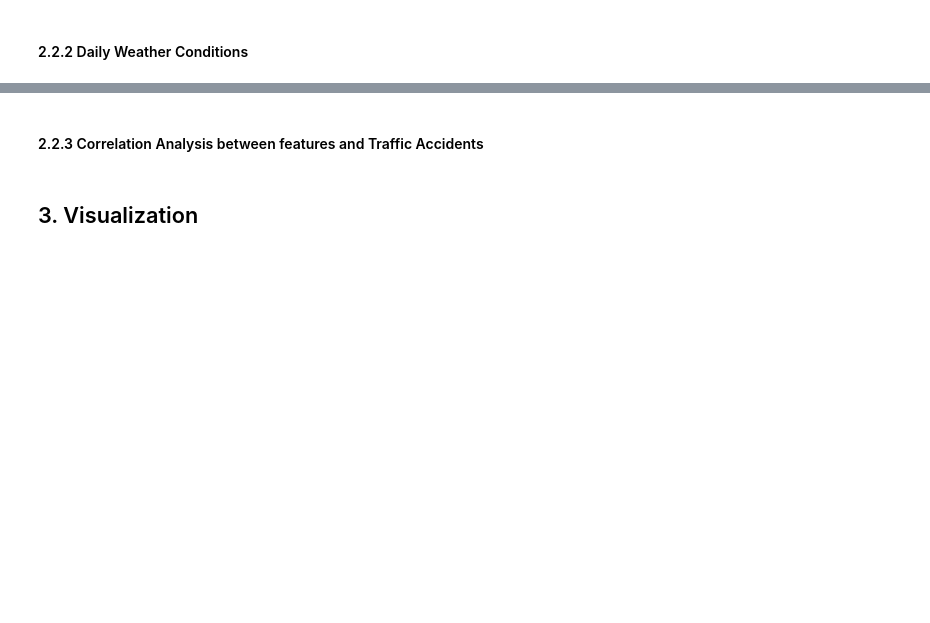
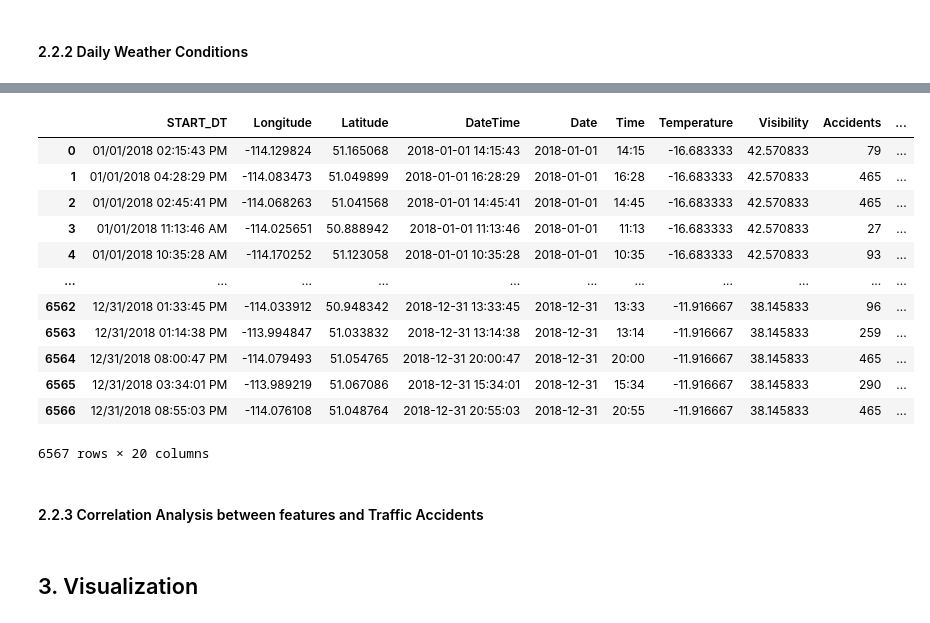
Before and after one commit to ENSF592-Course-Project/Project_phase_II, a Jupyter notebook: Project_phase_II.ipynb, the cells around one changed output, grey strips where cells are left out. Drawn from its saved outputs; the diff is of its cells as text; code cells hidden in the pictures; blank space fills up the shorter version.

```diff
--- a/Project_phase_II.ipynb
+++ b/Project_phase_II.ipynb
@@ -211,7 +211,7 @@ for polygon in grid_df['geometry']:
         weighted_total_volume+=volume*intersection.length
         total_length+=intersection.length
         j+=1
-    grid_df.at[i, 'Traffic_Volume'] = (weighted_total_speed/total_length)
+    grid_df.at[i, 'Traffic_Volume'] = (weighted_total_volume/total_length)
     i+=1
 # %% [markdown]
 #### 2.1.3 Total (not average) Number of Traffic Cameras
@@ -294,6 +295,3 @@ for polygon in grid_df['geometry']:
-# %%
-pd.set_option('display.max_rows', 200)
-grid_df.to_csv('Grid_DF.csv')
 # %% [markdown]
 #### 2.2.2 Daily Weather Conditions
 # %%
@@ -349,10 +327,9 @@ daily_weather_df
 # Add weather conditions(daily average temperature and visibility) to incident_df
 incident_df=incident_df.assign(Temperature=np.nan)
 incident_df=incident_df.assign(Visibility=np.nan)
+row=0
 for date in daily_weather_df['Date']:
     index=incident_df[incident_df['Date']==date].index
     incident_df.loc[index, ['Temperature']]=daily_weather_df.iloc[row, 6]
     incident_df.loc[index, ['Visibility']]=daily_weather_df.iloc[row, -9]
     row+=1
-pd.set_option('display.max_rows', 7000)
-incident_df
@@ -377,3 +336,35 @@ incident_df
+# %%
+# match each accident to grid, and add grid name and grid polygon
+temp_df=pd.DataFrame()
+for long, lat in zip(incident_df['Longitude'], incident_df['Latitude']):
+    point = Point(long, lat)
+    # check which Polygon this Points is located in
+    idx_grid=0
+    temp=pd.DataFrame([np.nan])
+    for polygon in grid_df['geometry']:
+        if point.within(polygon):
+            # append grid information that matched the coordinate of Point
+            temp=grid_df.iloc[idx_grid]
+        idx_grid+=1
+    temp_df = pd.concat([temp_df, temp], axis=1)
+temp_df=temp_df.T.reset_index(drop=True).drop([0], axis=1)
+incident_df=pd.concat([incident_df, temp_df], axis=1)
+incident_df.to_csv('Incident with grid stats.csv', index=False)
+incident_df
+# %% [output]
+|  | START_DT | Longitude | Latitude | DateTime | Date | Time | Temperature | Visibility | Accidents | ... |
+| 0 | 01/01/2018 02:15:43 PM | -114.129824 | 51.165068 | 2018-01-01 14:15:43 | 2018-01-01 | 14:15 | -16.683333 | 42.570833 | 79 | ... |
+| 1 | 01/01/2018 04:28:29 PM | -114.083473 | 51.049899 | 2018-01-01 16:28:29 | 2018-01-01 | 16:28 | -16.683333 | 42.570833 | 465 | ... |
+| 2 | 01/01/2018 02:45:41 PM | -114.068263 | 51.041568 | 2018-01-01 14:45:41 | 2018-01-01 | 14:45 | -16.683333 | 42.570833 | 465 | ... |
+| 3 | 01/01/2018 11:13:46 AM | -114.025651 | 50.888942 | 2018-01-01 11:13:46 | 2018-01-01 | 11:13 | -16.683333 | 42.570833 | 27 | ... |
+| 4 | 01/01/2018 10:35:28 AM | -114.170252 | 51.123058 | 2018-01-01 10:35:28 | 2018-01-01 | 10:35 | -16.683333 | 42.570833 | 93 | ... |
+| ... | ... | ... | ... | ... | ... | ... | ... | ... | ... | ... |
+| 6562 | 12/31/2018 01:33:45 PM | -114.033912 | 50.948342 | 2018-12-31 13:33:45 | 2018-12-31 | 13:33 | -11.916667 | 38.145833 | 96 | ... |
+| 6563 | 12/31/2018 01:14:38 PM | -113.994847 | 51.033832 | 2018-12-31 13:14:38 | 2018-12-31 | 13:14 | -11.916667 | 38.145833 | 259 | ... |
+| 6564 | 12/31/2018 08:00:47 PM | -114.079493 | 51.054765 | 2018-12-31 20:00:47 | 2018-12-31 | 20:00 | -11.916667 | 38.145833 | 465 | ... |
+| 6565 | 12/31/2018 03:34:01 PM | -113.989219 | 51.067086 | 2018-12-31 15:34:01 | 2018-12-31 | 15:34 | -11.916667 | 38.145833 | 290 | ... |
+| 6566 | 12/31/2018 08:55:03 PM | -114.076108 | 51.048764 | 2018-12-31 20:55:03 | 2018-12-31 | 20:55 | -11.916667 | 38.145833 | 465 | ... |
+6567 rows × 20 columns
 # %% [markdown]
 #### 2.2.3 Correlation Analysis between features and Traffic Accidents
 # %% [markdown]
```
Also changed, not shown: parts of 4 cells of this notebook, 4 other files.
